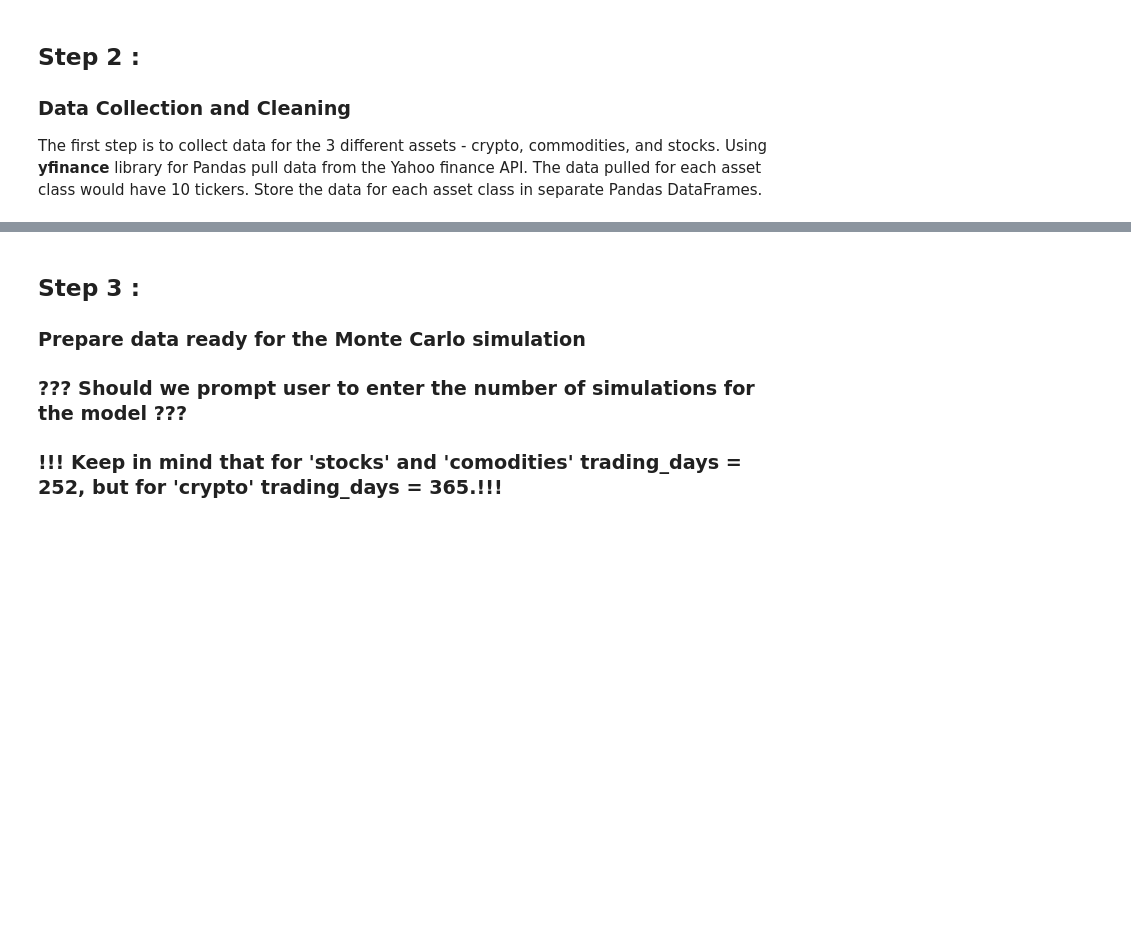
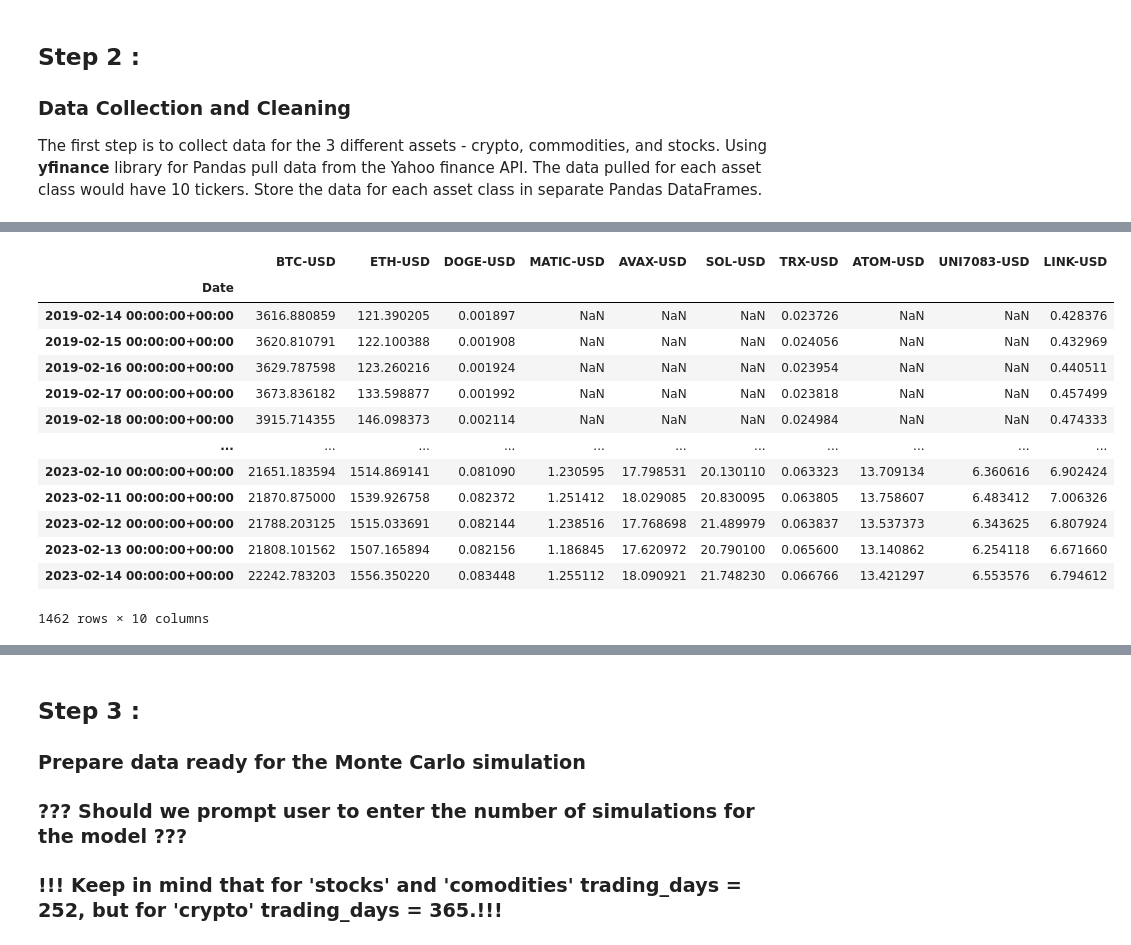
Before and after one commit to Xipilscode/CAPTS-_Comprehensive_Allocation_and_Portfolio_Trading_Solution, a Jupyter notebook: Capital_Allocation_Optimization/capital_allocation_optimization.ipynb, the cells around one changed output, grey strips where cells are left out. Cells and saved outputs as stored; diff of their text form; code cells hidden in the pictures; blank space fills up the shorter version.

```diff
--- a/Capital_Allocation_Optimization/capital_allocation_optimization.ipynb
+++ b/Capital_Allocation_Optimization/capital_allocation_optimization.ipynb
@@ -127,6 +154,24 @@ data
 # Create a data frame for each asset class with the close column
 # Access the 'Close' column of the data for each asset class
 # Extract the values of the data dictionary and then access the 'Close' column of each dataframe.
-df_crypto = pd.DataFrame({ticker: data['crypto'][ticker]['Close'] for ticker in api_pull['crypto']})
-df_stocks = pd.DataFrame({ticker: data['stocks'][ticker]['Close'] for ticker in api_pull['stocks']})
-df_commodities = pd.DataFrame({ticker: data['commodities'][ticker]['Close'] for ticker in api_pull['commodities']})
+crypto_df = pd.DataFrame({ticker: data['crypto'][ticker]['Close'] for ticker in api_pull['crypto']})
+stocks_df = pd.DataFrame({ticker: data['stocks'][ticker]['Close'] for ticker in api_pull['stocks']})
+commodities_df = pd.DataFrame({ticker: data['commodities'][ticker]['Close'] for ticker in api_pull['commodities']})
+# %%
+# Rewiev df
+crypto_df
+# %% [output]
+|  | BTC-USD | ETH-USD | DOGE-USD | MATIC-USD | AVAX-USD | SOL-USD | TRX-USD | ATOM-USD | UNI7083-USD | LINK-USD |
+| Date |  |  |  |  |  |  |  |  |  |  |
+| 2019-02-14 00:00:00+00:00 | 3616.880859 | 121.390205 | 0.001897 | NaN | NaN | NaN | 0.023726 | NaN | NaN | 0.428376 |
+| 2019-02-15 00:00:00+00:00 | 3620.810791 | 122.100388 | 0.001908 | NaN | NaN | NaN | 0.024056 | NaN | NaN | 0.432969 |
+| 2019-02-16 00:00:00+00:00 | 3629.787598 | 123.260216 | 0.001924 | NaN | NaN | NaN | 0.023954 | NaN | NaN | 0.440511 |
+| 2019-02-17 00:00:00+00:00 | 3673.836182 | 133.598877 | 0.001992 | NaN | NaN | NaN | 0.023818 | NaN | NaN | 0.457499 |
+| 2019-02-18 00:00:00+00:00 | 3915.714355 | 146.098373 | 0.002114 | NaN | NaN | NaN | 0.024984 | NaN | NaN | 0.474333 |
+| ... | ... | ... | ... | ... | ... | ... | ... | ... | ... | ... |
+| 2023-02-10 00:00:00+00:00 | 21651.183594 | 1514.869141 | 0.081090 | 1.230595 | 17.798531 | 20.130110 | 0.063323 | 13.709134 | 6.360616 | 6.902424 |
+| 2023-02-11 00:00:00+00:00 | 21870.875000 | 1539.926758 | 0.082372 | 1.251412 | 18.029085 | 20.830095 | 0.063805 | 13.758607 | 6.483412 | 7.006326 |
+| 2023-02-12 00:00:00+00:00 | 21788.203125 | 1515.033691 | 0.082144 | 1.238516 | 17.768698 | 21.489979 | 0.063837 | 13.537373 | 6.343625 | 6.807924 |
+| 2023-02-13 00:00:00+00:00 | 21808.101562 | 1507.165894 | 0.082156 | 1.186845 | 17.620972 | 20.790100 | 0.065600 | 13.140862 | 6.254118 | 6.671660 |
+| 2023-02-14 00:00:00+00:00 | 22242.783203 | 1556.350220 | 0.083448 | 1.255112 | 18.090921 | 21.748230 | 0.066766 | 13.421297 | 6.553576 | 6.794612 |
+1462 rows × 10 columns
```
Also changed, not shown: parts of 25 cells of this notebook, 5 other files.
